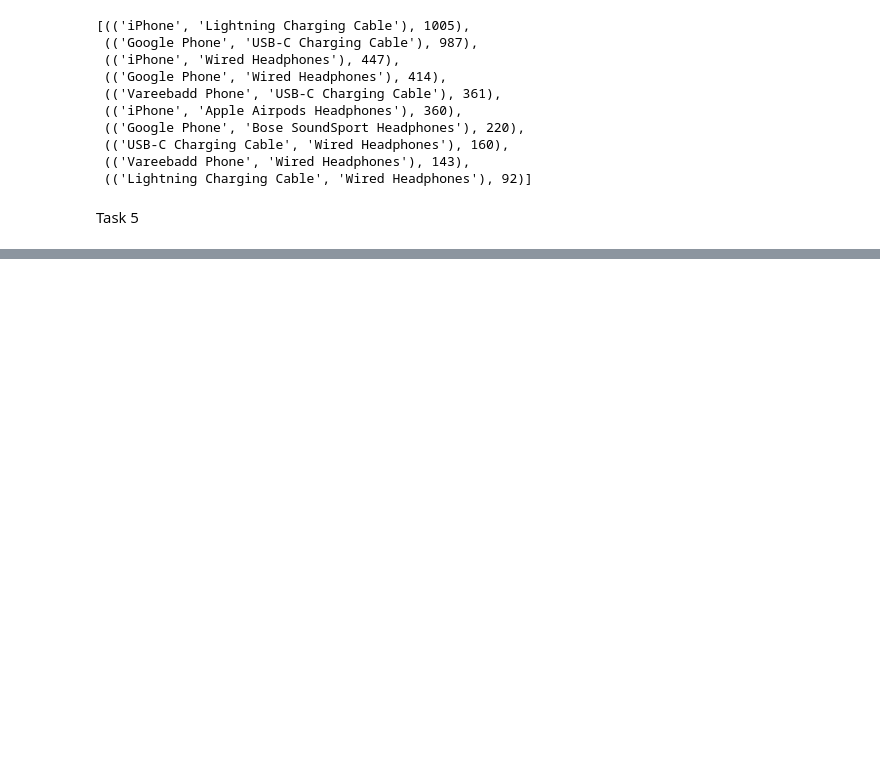
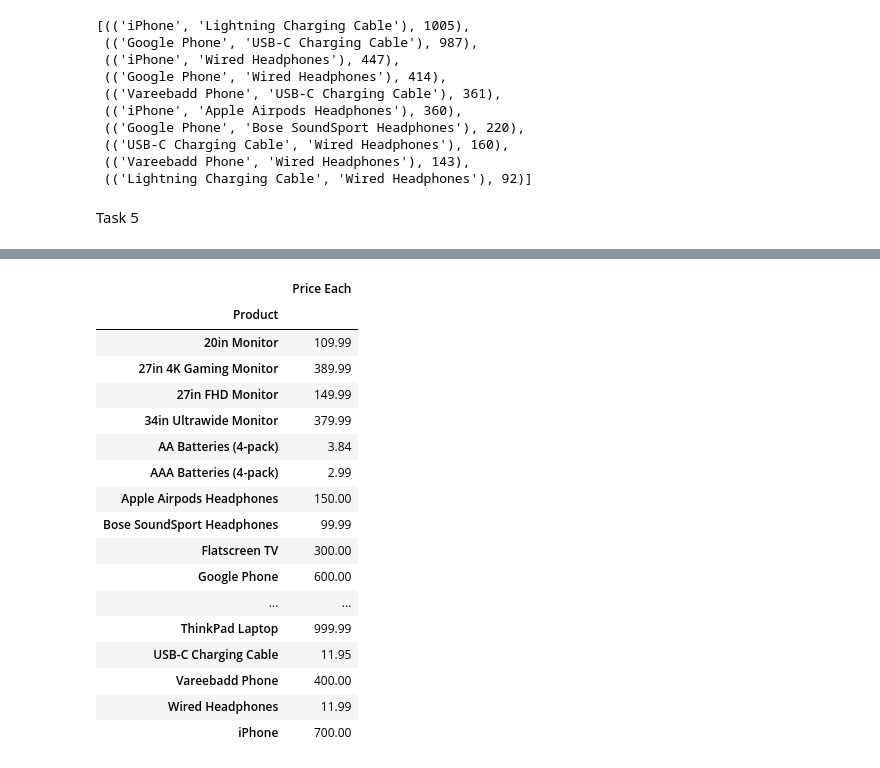
Before and after one commit to ibtissem101/RealWorldPandas_Solutions, a Jupyter notebook: anal.ipynb, the cells around one changed output, grey strips where cells are left out. Cells and saved outputs as stored; diff of their text form; code cells hidden in the pictures; blank space fills up the shorter version.

```diff
--- a/anal.ipynb
+++ b/anal.ipynb
@@ -320,0 +332,23 @@ Text(0.5, 0, 'Product')
+# %%
+prices = Sales_total.groupby("Product")[["Price Each"]].mean()
+
+prices
+# %% [output]
+|  | Price Each |
+| Product |  |
+| 20in Monitor | 109.99 |
+| 27in 4K Gaming Monitor | 389.99 |
+| 27in FHD Monitor | 149.99 |
+| 34in Ultrawide Monitor | 379.99 |
+| AA Batteries (4-pack) | 3.84 |
+| AAA Batteries (4-pack) | 2.99 |
+| Apple Airpods Headphones | 150.00 |
+| Bose SoundSport Headphones | 99.99 |
+| Flatscreen TV | 300.00 |
+| Google Phone | 600.00 |
+| ... | ... |
+| ThinkPad Laptop | 999.99 |
+| USB-C Charging Cable | 11.95 |
+| Vareebadd Phone | 400.00 |
+| Wired Headphones | 11.99 |
+| iPhone | 700.00 |
```
Also changed, not shown: parts of 4 cells of this notebook.
